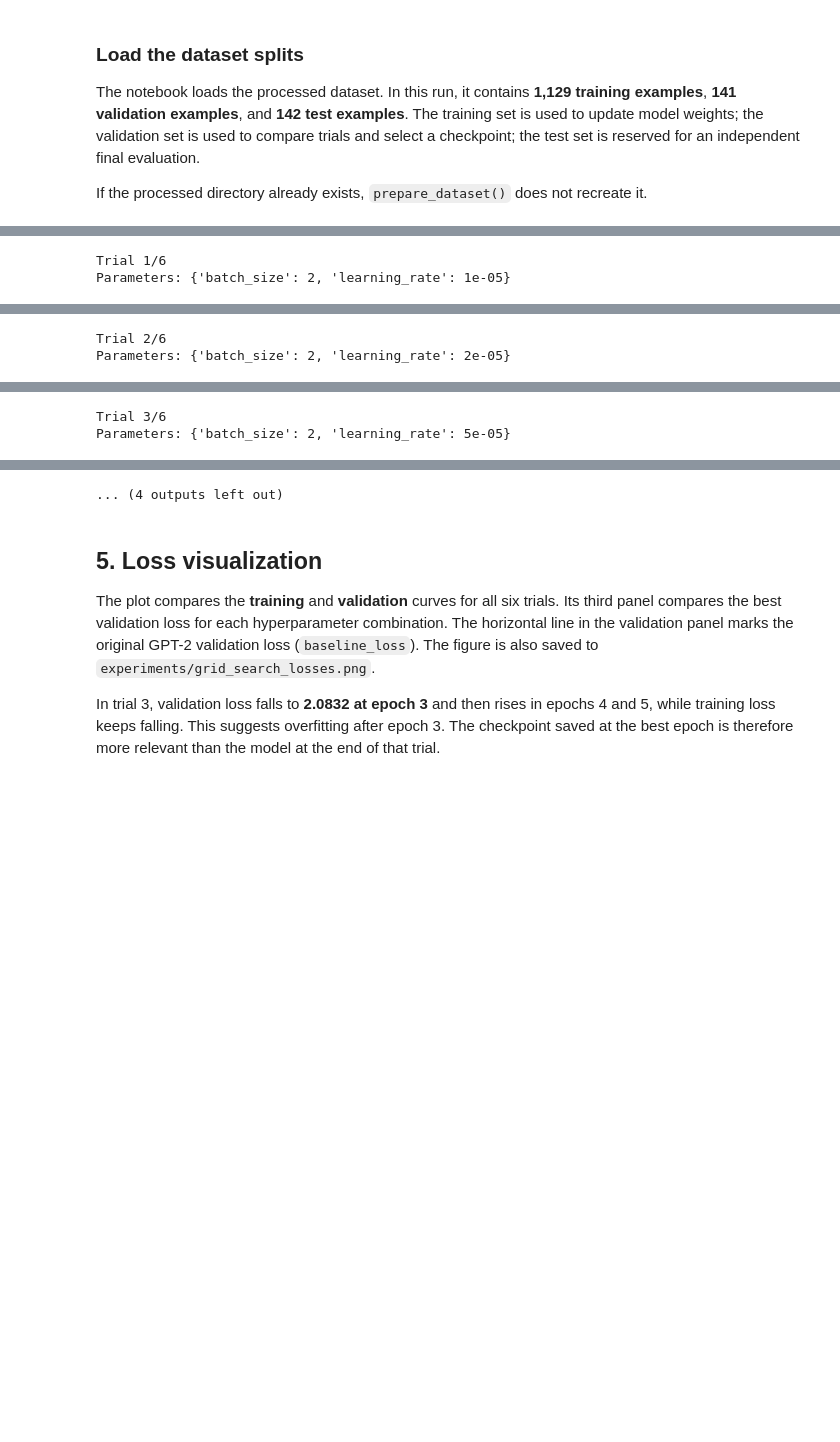
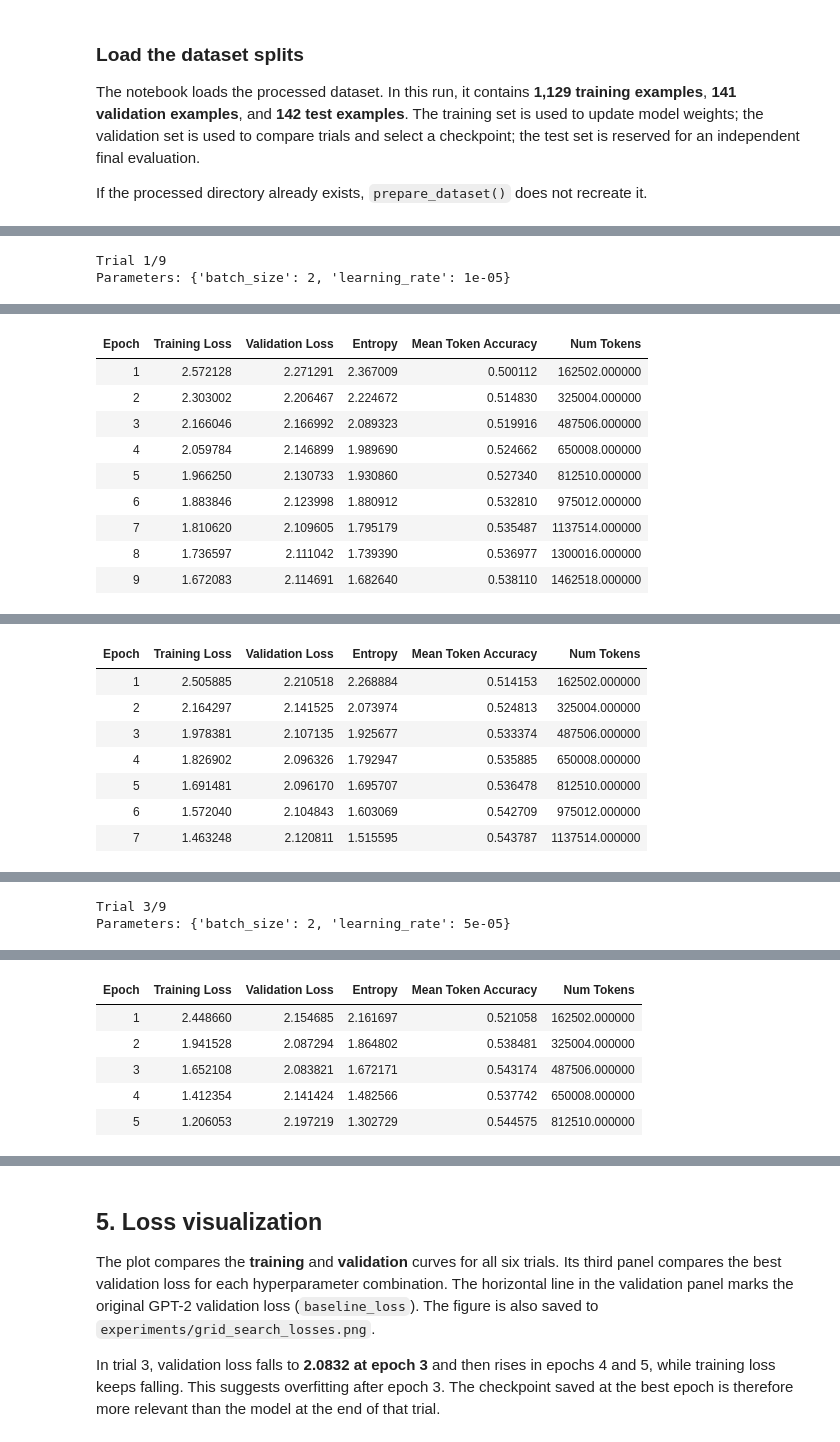
Before and after one commit to WagnerTPedrosa/medllm-finetuning, a Jupyter notebook: fpft.ipynb, the cells around one changed output, grey strips where cells are left out. Cells and saved outputs as stored; diff of their text form; code cells hidden in the pictures; blank space fills up the shorter version.

```diff
--- a/fpft.ipynb
+++ b/fpft.ipynb
@@ -43,38 +48,9 @@ The notebook creates `DataLoader`s for training, validation, and testing. Traini
 # %%
-import importlib
-import src.tokenizer as tokenizer_module
+from src.formatting import to_sft_format
 
-importlib.reload(tokenizer_module)
-from src.tokenizer import tokenize_dataset, collate_fn
-from torch.utils.data import DataLoader
-
-# [Step 1] First we need to tokenize all data
-train_tokenized = tokenize_dataset(train_data)
-val_tokenized = tokenize_dataset(val_data)
-test_tokenized = tokenize_dataset(test_data)
-
-# [Step 2] Now we need to create the DataLoaders for training, validating and testing
-
-train_loader = DataLoader(
-    train_tokenized,
-    batch_size=2,
-    shuffle=True,
-    collate_fn=collate_fn,
-)
-
-val_loader = DataLoader(
-    val_tokenized,
-    batch_size=2,
-    shuffle=False,
-    collate_fn=collate_fn,
-)
-
-test_loader = DataLoader(
-    test_tokenized,
-    batch_size=2,
-    shuffle=False,
-    collate_fn=collate_fn,
-)
+train_sft = to_sft_format(train_data)
+val_sft = to_sft_format(val_data)
+test_sft = to_sft_format(test_data)
 # %% [markdown]
 ## 3. Baseline model and validation loss
 
@@ -121,12 +110,7 @@ In this run, the best checkpoint came from **trial 3, epoch 3**. The difference
 # %%
 from src.train import run_grid_search
 
-best, results = run_grid_search(
-    train_tokenized,
-    val_tokenized,
-    collate_fn,
-    device,
-)
+best, results = run_grid_search(train_sft, val_sft, config)
 # %% [output]
-Trial 1/6
+Trial 1/9
 Parameters: {'batch_size': 2, 'learning_rate': 1e-05}
@@ -133,0 +118,10 @@ Epoch 1/5 | Train Loss: 2.5609 | Val Loss: 2.2655
+| Epoch | Training Loss | Validation Loss | Entropy | Mean Token Accuracy | Num Tokens |
+| 1 | 2.572128 | 2.271291 | 2.367009 | 0.500112 | 162502.000000 |
+| 2 | 2.303002 | 2.206467 | 2.224672 | 0.514830 | 325004.000000 |
+| 3 | 2.166046 | 2.166992 | 2.089323 | 0.519916 | 487506.000000 |
+| 4 | 2.059784 | 2.146899 | 1.989690 | 0.524662 | 650008.000000 |
+| 5 | 1.966250 | 2.130733 | 1.930860 | 0.527340 | 812510.000000 |
+| 6 | 1.883846 | 2.123998 | 1.880912 | 0.532810 | 975012.000000 |
+| 7 | 1.810620 | 2.109605 | 1.795179 | 0.535487 | 1137514.000000 |
+| 8 | 1.736597 | 2.111042 | 1.739390 | 0.536977 | 1300016.000000 |
+| 9 | 1.672083 | 2.114691 | 1.682640 | 0.538110 | 1462518.000000 |
@@ -136,0 +132,8 @@ Epoch 4/5 | Train Loss: 2.0532 | Val Loss: 2.1339
+| Epoch | Training Loss | Validation Loss | Entropy | Mean Token Accuracy | Num Tokens |
+| 1 | 2.505885 | 2.210518 | 2.268884 | 0.514153 | 162502.000000 |
+| 2 | 2.164297 | 2.141525 | 2.073974 | 0.524813 | 325004.000000 |
+| 3 | 1.978381 | 2.107135 | 1.925677 | 0.533374 | 487506.000000 |
+| 4 | 1.826902 | 2.096326 | 1.792947 | 0.535885 | 650008.000000 |
+| 5 | 1.691481 | 2.096170 | 1.695707 | 0.536478 | 812510.000000 |
+| 6 | 1.572040 | 2.104843 | 1.603069 | 0.542709 | 975012.000000 |
+| 7 | 1.463248 | 2.120811 | 1.515595 | 0.543787 | 1137514.000000 |
@@ -138,2 +141,2 @@ Epoch 5/5 | Train Loss: 1.9595 | Val Loss: 2.1202
-Trial 2/6
-Parameters: {'batch_size': 2, 'learning_rate': 2e-05}
+Trial 3/9
+Parameters: {'batch_size': 2, 'learning_rate': 5e-05}
@@ -142,0 +144,6 @@ Epoch 3/5 | Train Loss: 1.9810 | Val Loss: 2.1053
+| Epoch | Training Loss | Validation Loss | Entropy | Mean Token Accuracy | Num Tokens |
+| 1 | 2.448660 | 2.154685 | 2.161697 | 0.521058 | 162502.000000 |
+| 2 | 1.941528 | 2.087294 | 1.864802 | 0.538481 | 325004.000000 |
+| 3 | 1.652108 | 2.083821 | 1.672171 | 0.543174 | 487506.000000 |
+| 4 | 1.412354 | 2.141424 | 1.482566 | 0.537742 | 650008.000000 |
+| 5 | 1.206053 | 2.197219 | 1.302729 | 0.544575 | 812510.000000 |
@@ -145,2 +151,0 @@ Epoch 5/5 | Train Loss: 1.6970 | Val Loss: 2.0859
-Trial 3/6
-Parameters: {'batch_size': 2, 'learning_rate': 5e-05}
@@ -150,4 +152,3 @@ Epoch 3/5 | Train Loss: 1.6588 | Val Loss: 2.0832
-... (4 outputs left out)
 # %% [markdown]
 ## 5. Loss visualization
 
```
Also changed, not shown: parts of 15 cells of this notebook, 38 other files.
